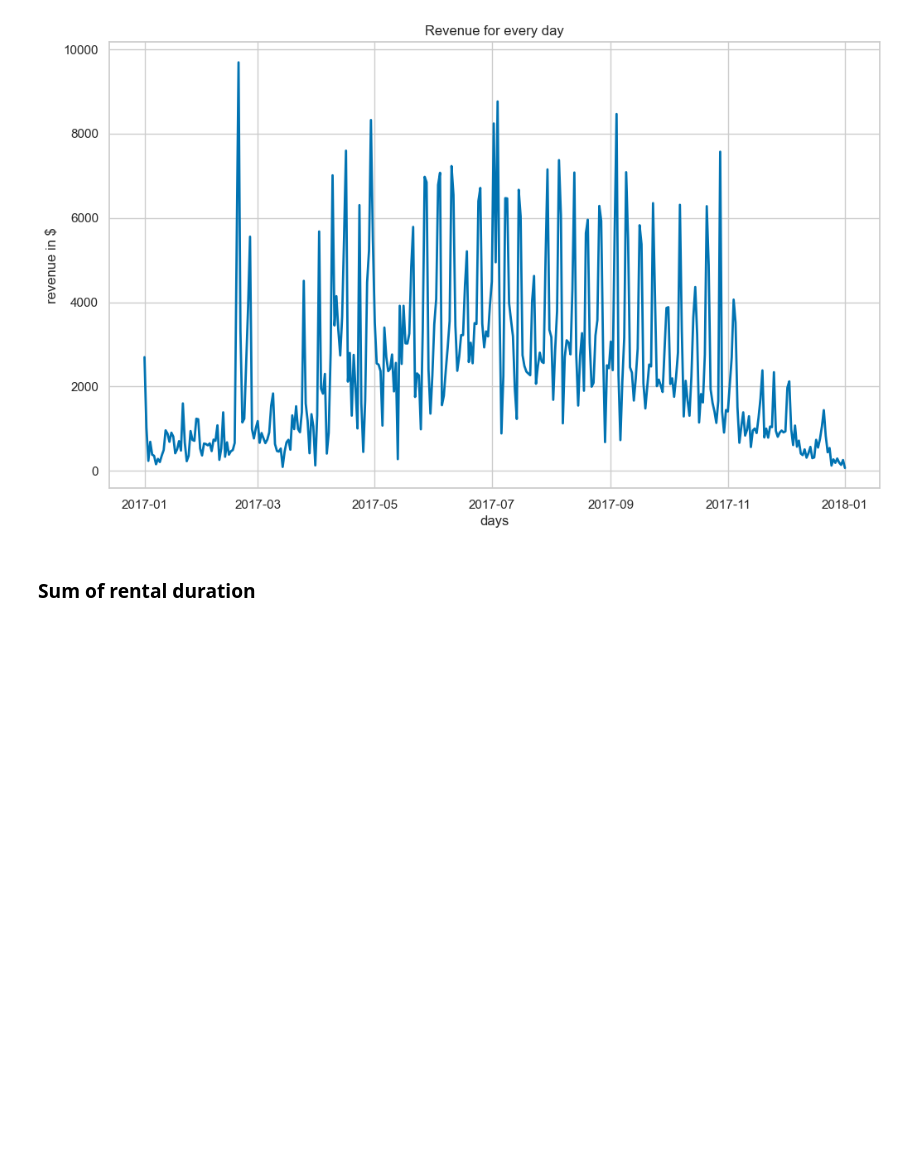
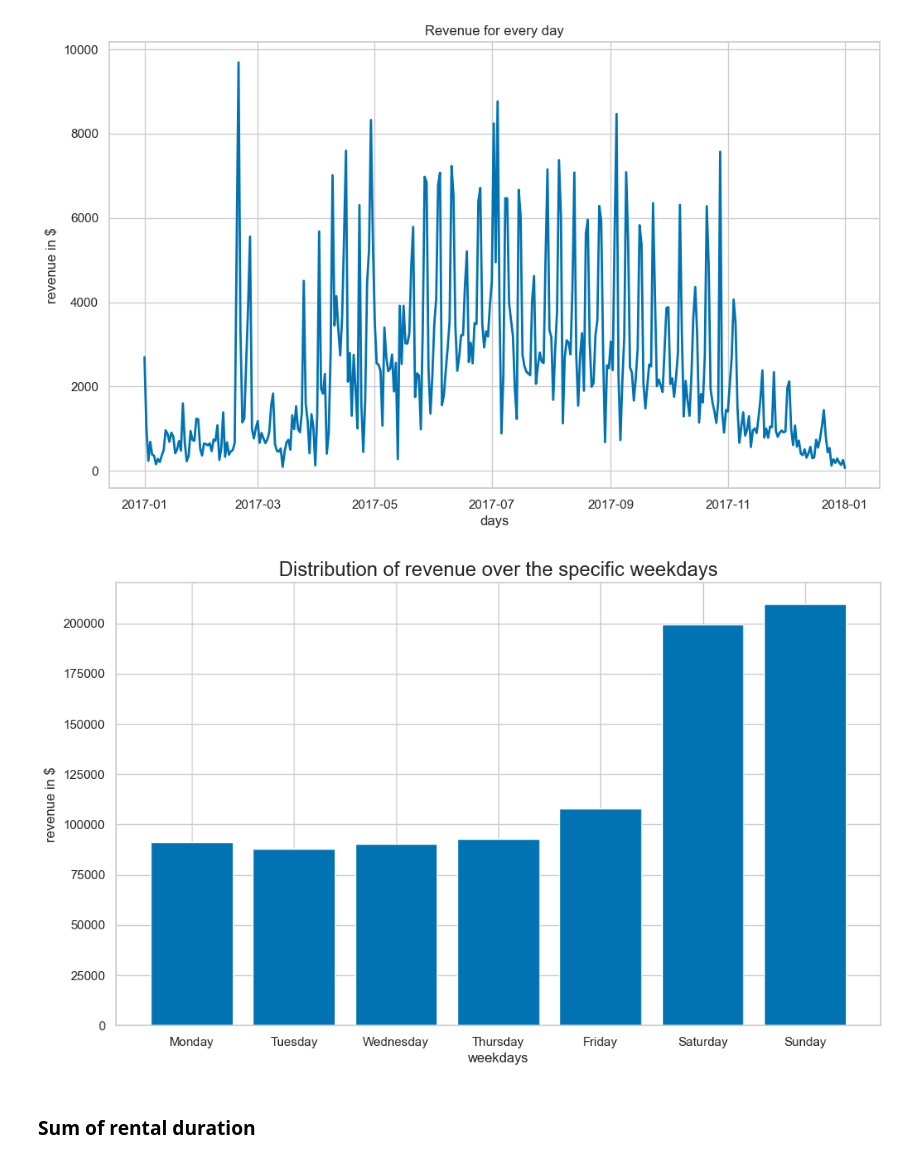
Before and after one commit to yassinehammou27/intentionally_blank, a Jupyter notebook: Team Assignment - Intentionally Blank.ipynb, the cells around one changed output. Saved outputs shown, nothing was run; the diff lists cells and outputs as text; code cells hidden in the pictures; blank space fills up the shorter version.

```diff
--- a/Team Assignment - Intentionally Blank.ipynb
+++ b/Team Assignment - Intentionally Blank.ipynb
@@ -468,6 +468,27 @@ plt.title('Revenue for every day')
 plt.show()
 # %% [output]
 [figure]
+# %%
+# Plotting revenue based on weekday
+df_phil_revenue_plt_weekday = df_phil_revenue_plt.copy()
+
+# Data needs to be grouped by weekday and replaced with their corresponding weekday name
+df_phil_revenue_plt_weekday = df_phil_revenue_plt_weekday.groupby(['weekday']).sum().reset_index()
+df_phil_revenue_plt_weekday['weekday'].replace([0,1,2,3,4,5,6], ['Monday', 'Tuesday', 'Wednesday', 'Thursday', 'Friday', 'Saturday', 'Sunday'], inplace=True)
+
+# Plotting
+fig = plt.figure(figsize=(12,7))
+plt.bar(df_phil_revenue_plt_weekday['weekday'], df_phil_revenue_plt_weekday['revenue in $'])
+
+# Styling the plot
+plt.rc('xtick', labelsize = 10)
+plt.rc('ytick', labelsize = 10)
+plt.xlabel("weekdays", size = 'medium')
+plt.ylabel("revenue in $", size = 'medium')
+plt.title("Distribution of revenue over the specific weekdays", size = 'x-large')
+plt.show()
+# %% [output]
+[figure, added]
 # %% [markdown]
 ### Sum of rental duration
 # %%
```
Also changed, not shown: parts of 4 cells of this notebook.
